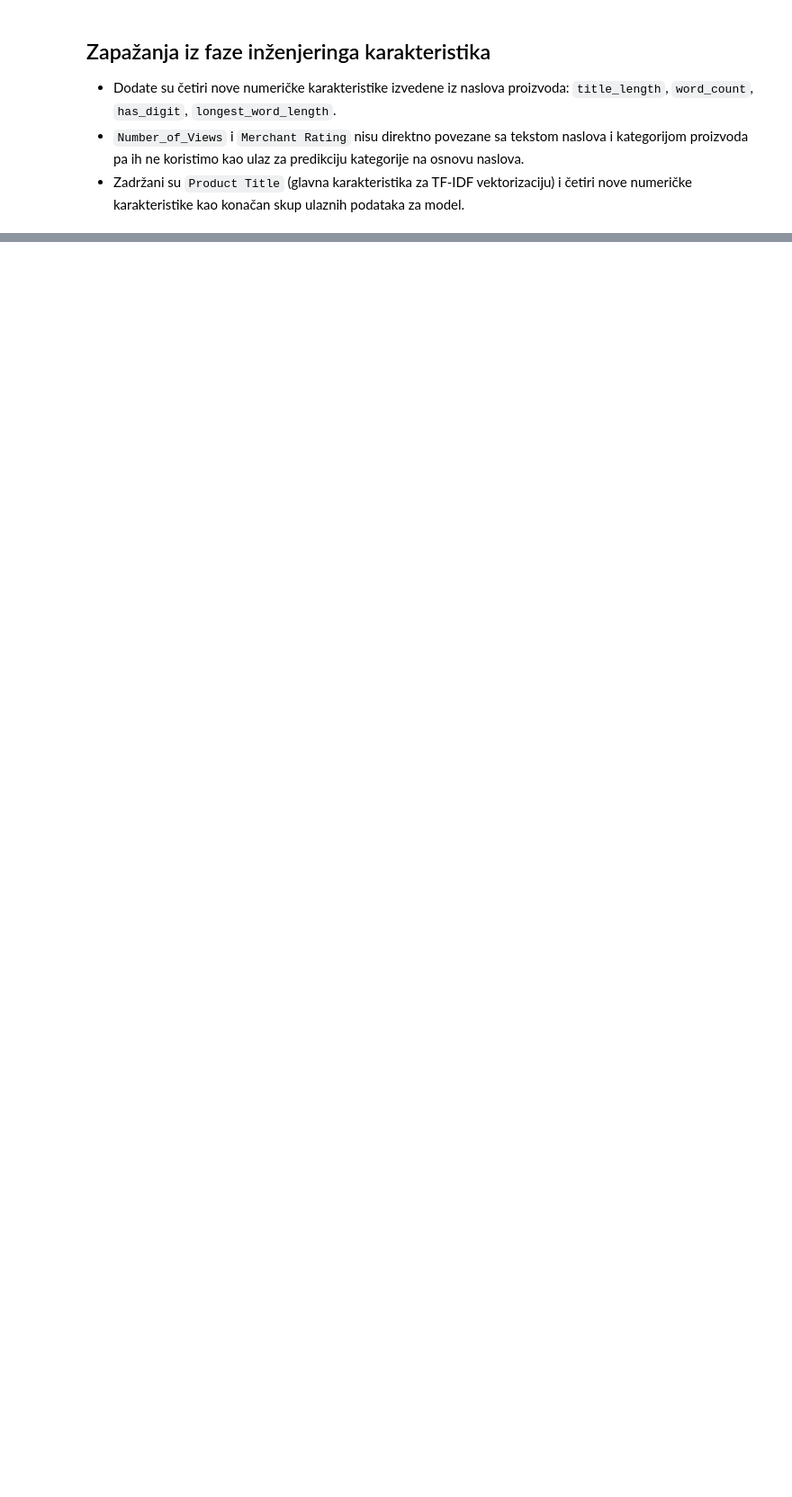
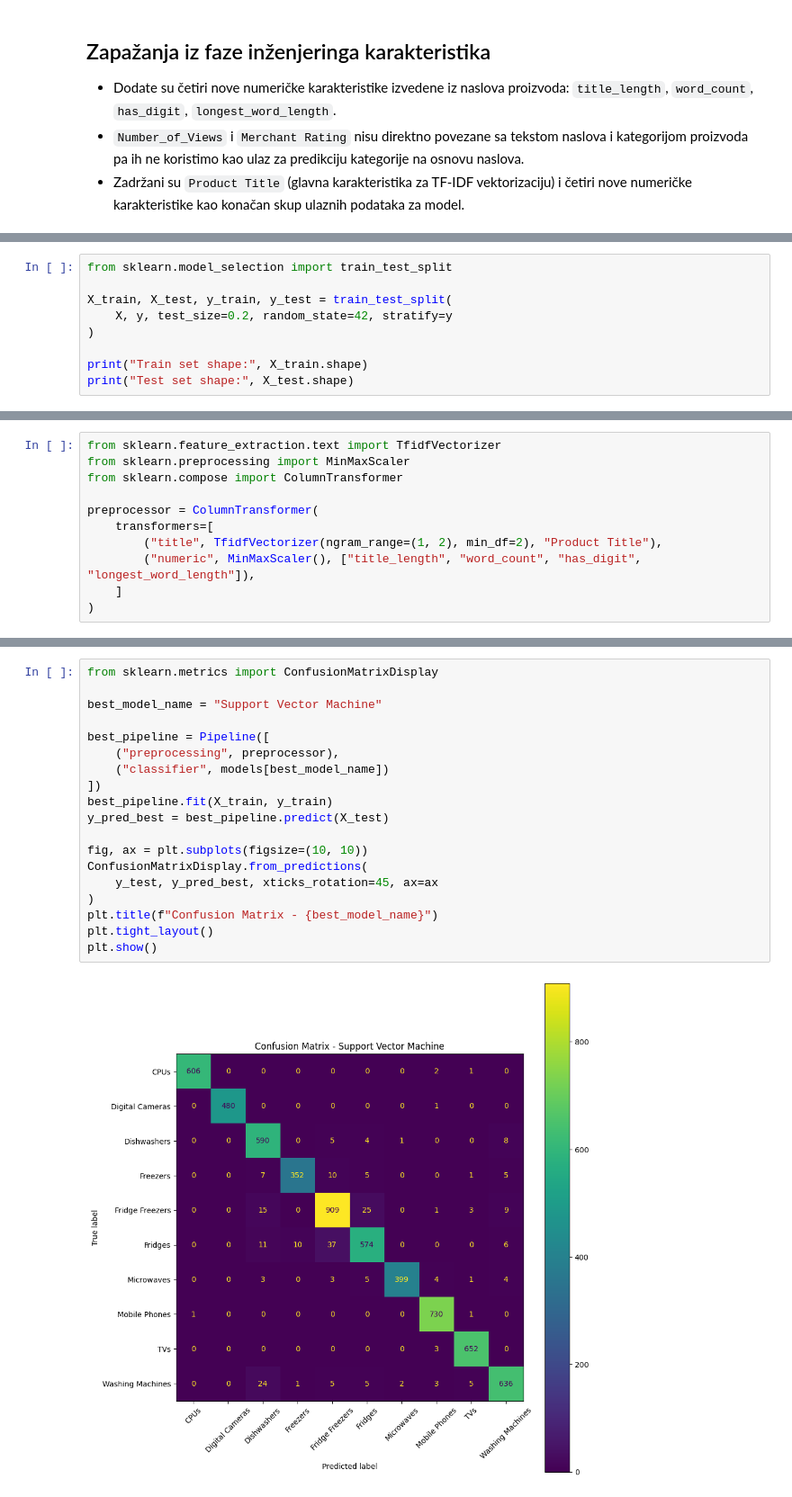
Before and after one commit to AndrijaM06/ml-product-category-prediction, a Jupyter notebook: product_category_analysis.ipynb, the cells around one changed output, grey strips where cells are left out. Shown at 90% size. Saved outputs shown, nothing was run; the diff lists cells and outputs as text; blank space fills up the shorter version.

Commit message:
Add model comparison and evaluation

```diff
--- a/product_category_analysis.ipynb
+++ b/product_category_analysis.ipynb
@@ -485,0 +491,9 @@ Categories (10, object): ['CPUs', 'Digital Cameras', 'Dishwashers', 'Freezers',
+# %%
+from sklearn.model_selection import train_test_split
+
+X_train, X_test, y_train, y_test = train_test_split(
+    X, y, test_size=0.2, random_state=42, stratify=y
+)
+
+print("Train set shape:", X_train.shape)
+print("Test set shape:", X_test.shape)
@@ -485,0 +509,11 @@ Categories (10, object): ['CPUs', 'Digital Cameras', 'Dishwashers', 'Freezers',
+# %%
+from sklearn.feature_extraction.text import TfidfVectorizer
+from sklearn.preprocessing import MinMaxScaler
+from sklearn.compose import ColumnTransformer
+
+preprocessor = ColumnTransformer(
+    transformers=[
+        ("title", TfidfVectorizer(ngram_range=(1, 2), min_df=2), "Product Title"),
+        ("numeric", MinMaxScaler(), ["title_length", "word_count", "has_digit", "longest_word_length"]),
+    ]
+)
@@ -485,0 +602,21 @@ Categories (10, object): ['CPUs', 'Digital Cameras', 'Dishwashers', 'Freezers',
+# %%
+from sklearn.metrics import ConfusionMatrixDisplay
+
+best_model_name = "Support Vector Machine"
+
+best_pipeline = Pipeline([
+    ("preprocessing", preprocessor),
+    ("classifier", models[best_model_name])
+])
+best_pipeline.fit(X_train, y_train)
+y_pred_best = best_pipeline.predict(X_test)
+
+fig, ax = plt.subplots(figsize=(10, 10))
+ConfusionMatrixDisplay.from_predictions(
+    y_test, y_pred_best, xticks_rotation=45, ax=ax
+)
+plt.title(f"Confusion Matrix - {best_model_name}")
+plt.tight_layout()
+plt.show()
+# %% [output]
+[figure, added]
```
Also changed, not shown: parts of 9 cells of this notebook.
